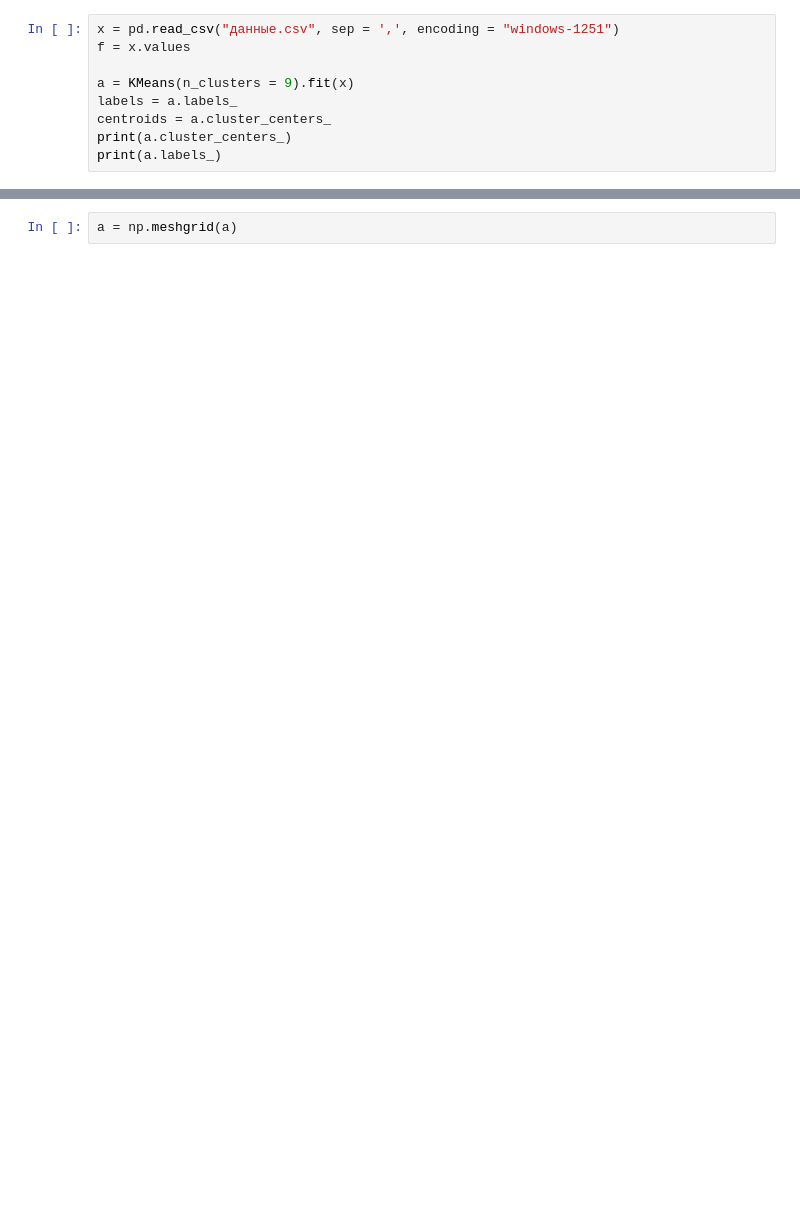
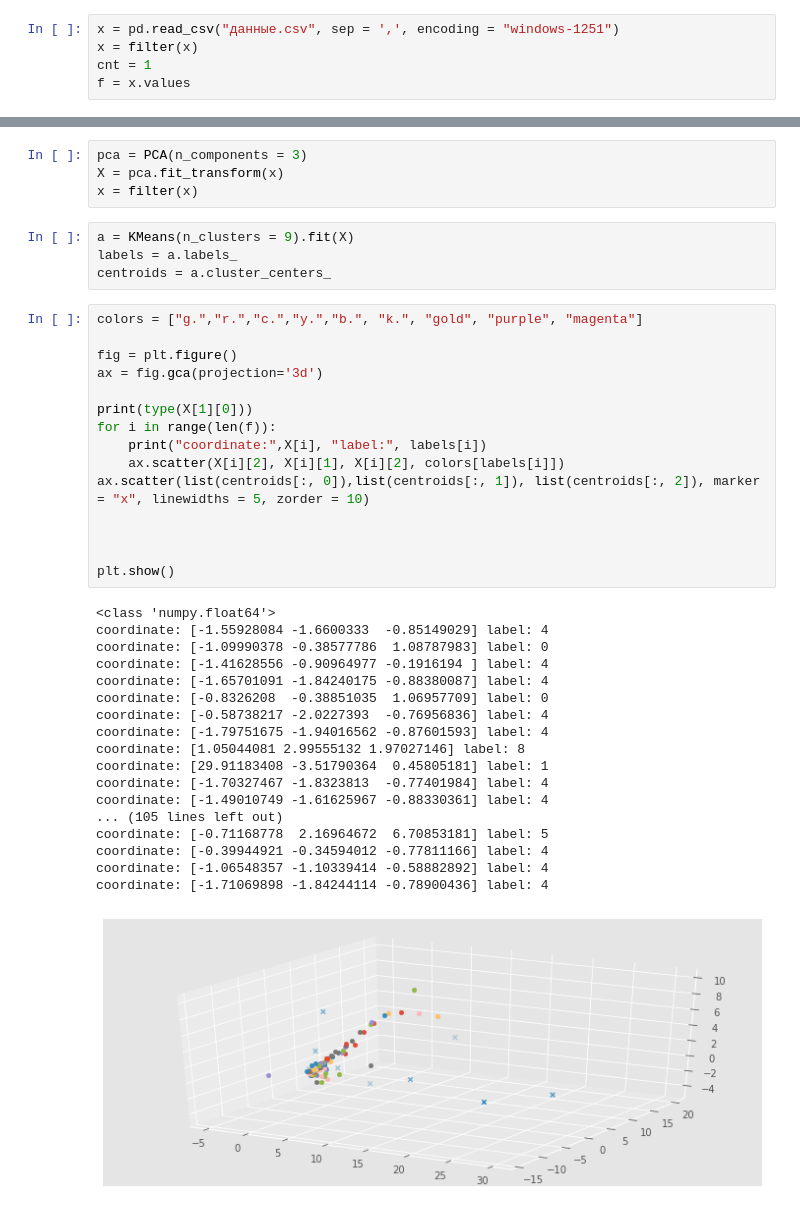
Before and after one commit to sachoker/Maybe-first-neuronal-network-, a Jupyter notebook: Untitled1 (1).ipynb, the cells around one changed output, grey strips where cells are left out. Drawn from its saved outputs; the diff is of its cells as text; blank space fills up the shorter version.

```diff
--- a/Untitled1 (1).ipynb
+++ b/Untitled1 (1).ipynb
@@ -11,10 +29,6 @@ plt.rcParams['figure.figsize'] = (12, 5)
 # %%
 x = pd.read_csv("данные.csv", sep = ',', encoding = "windows-1251")
+x = filter(x)
+cnt = 1
 f = x.values
-
-a = KMeans(n_clusters = 9).fit(x)
-labels = a.labels_
-centroids = a.cluster_centers_
-print(a.cluster_centers_)
-print(a.labels_)
 # %% [output]
@@ -38,2 +52,42 @@ print(a.labels_)
-# %%
-a = np.meshgrid(a)
+# %%
+pca = PCA(n_components = 3)
+X = pca.fit_transform(x)
+x = filter(x)
+# %%
+a = KMeans(n_clusters = 9).fit(X)
+labels = a.labels_
+centroids = a.cluster_centers_
+# %%
+colors = ["g.","r.","c.","y.","b.", "k.", "gold", "purple", "magenta"]
+
+fig = plt.figure()
+ax = fig.gca(projection='3d')
+
+print(type(X[1][0]))
+for i in range(len(f)):
+    print("coordinate:",X[i], "label:", labels[i])
+    ax.scatter(X[i][2], X[i][1], X[i][2], colors[labels[i]])
+ax.scatter(list(centroids[:, 0]),list(centroids[:, 1]), list(centroids[:, 2]), marker = "x", linewidths = 5, zorder = 10)
+
+
+
+plt.show()
+# %% [output]
+<class 'numpy.float64'>
+coordinate: [-1.55928084 -1.6600333  -0.85149029] label: 4
+coordinate: [-1.09990378 -0.38577786  1.08787983] label: 0
+coordinate: [-1.41628556 -0.90964977 -0.1916194 ] label: 4
+coordinate: [-1.65701091 -1.84240175 -0.88380087] label: 4
+coordinate: [-0.8326208  -0.38851035  1.06957709] label: 0
+coordinate: [-0.58738217 -2.0227393  -0.76956836] label: 4
+coordinate: [-1.79751675 -1.94016562 -0.87601593] label: 4
+coordinate: [1.05044081 2.99555132 1.97027146] label: 8
+coordinate: [29.91183408 -3.51790364  0.45805181] label: 1
+coordinate: [-1.70327467 -1.8323813  -0.77401984] label: 4
+coordinate: [-1.49010749 -1.61625967 -0.88330361] label: 4
+... (105 lines left out)
+coordinate: [-0.71168778  2.16964672  6.70853181] label: 5
+coordinate: [-0.39944921 -0.34594012 -0.77811166] label: 4
+coordinate: [-1.06548357 -1.10339414 -0.58882892] label: 4
+coordinate: [-1.71069898 -1.84244114 -0.78900436] label: 4
+[figure, added]
```
Also changed, not shown: parts of 6 cells of this notebook.
